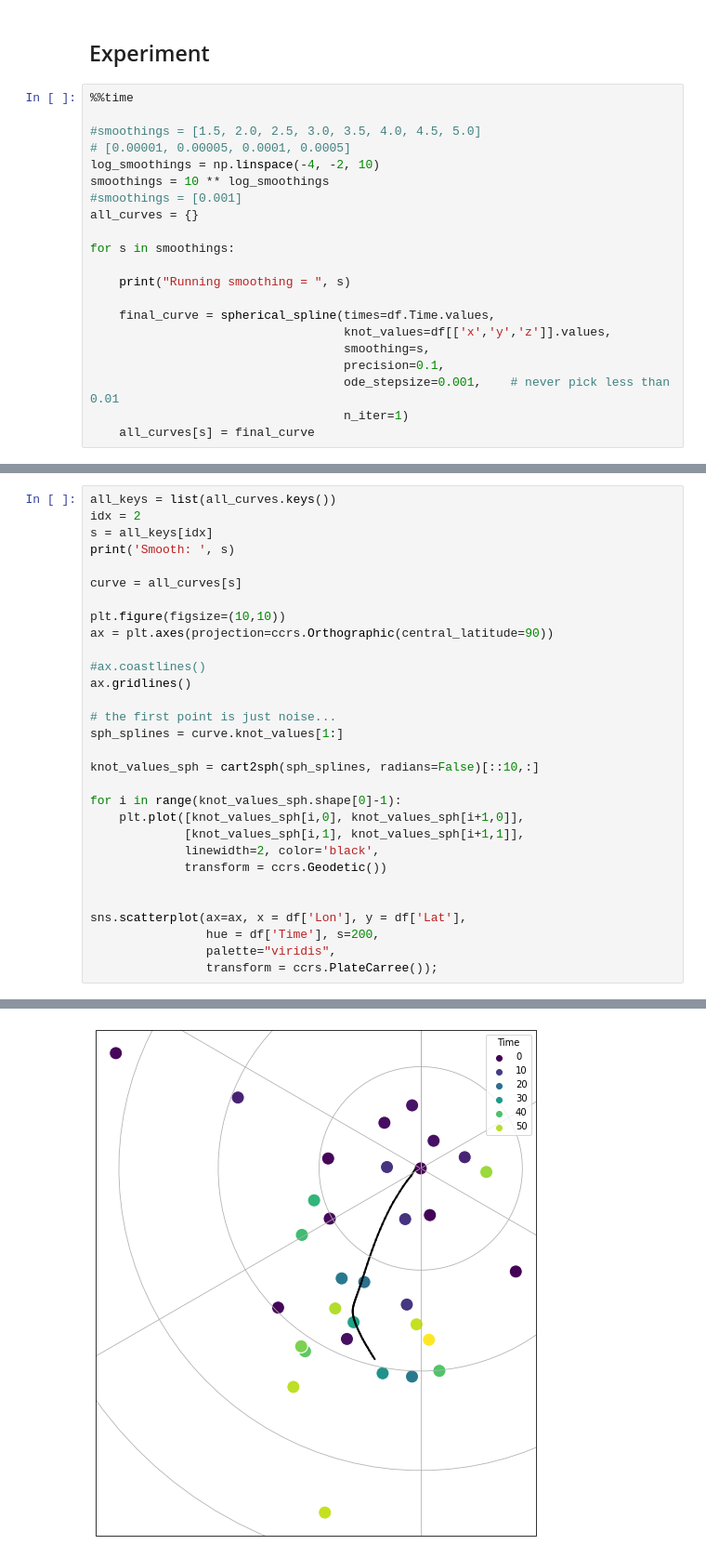
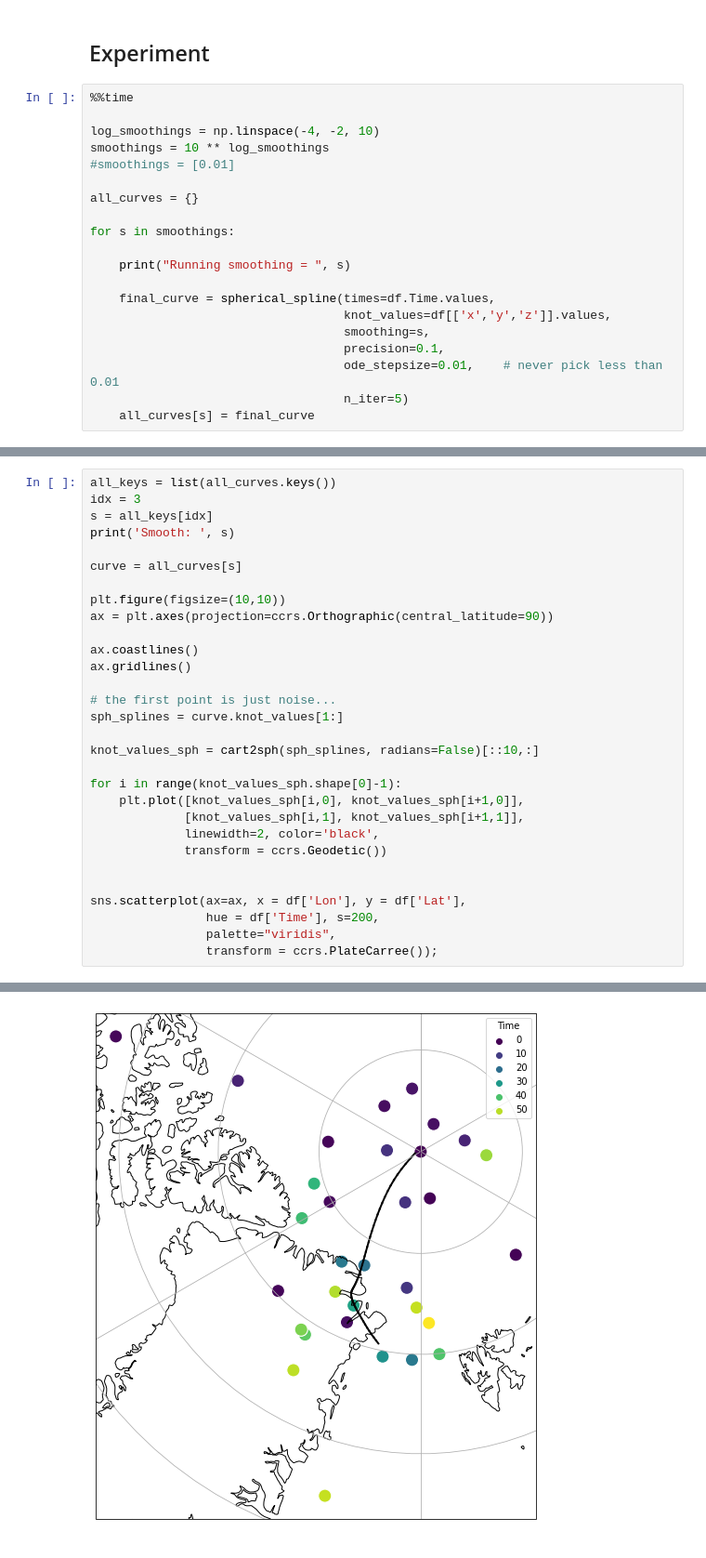
Before and after one commit to PolarWandering/PaleoStats, a Jupyter notebook: Spherical_Splines.ipynb, the cells around one changed output, grey strips where cells are left out. Shown at 93% size. Saved outputs shown, nothing was run; the diff lists cells and outputs as text.

```diff
--- a/Spherical_Splines.ipynb
+++ b/Spherical_Splines.ipynb
@@ -104,11 +104,10 @@ sns.scatterplot(ax=ax, x = df['Lon'], y = df['Lat'],
 # %%
 %%time
 
-#smoothings = [1.5, 2.0, 2.5, 3.0, 3.5, 4.0, 4.5, 5.0]
-# [0.00001, 0.00005, 0.0001, 0.0005]
 log_smoothings = np.linspace(-4, -2, 10)
 smoothings = 10 ** log_smoothings
-#smoothings = [0.001]
+#smoothings = [0.01]
+
 all_curves = {}
 
 for s in smoothings:
@@ -119,8 +118,8 @@ for s in smoothings:
                                    knot_values=df[['x','y','z']].values,
                                    smoothing=s,
                                    precision=0.1,
-                                   ode_stepsize=0.001,    # never pick less than 0.01
-                                   n_iter=1)
+                                   ode_stepsize=0.01,    # never pick less than 0.01
+                                   n_iter=5)
     all_curves[s] = final_curve
 # %% [output]
 Running smoothing =  0.0001
@@ -138,6 +142,6 @@ Wall time: 2min 18s
 # %%
 all_keys = list(all_curves.keys())
-idx = 2
+idx = 3
 s = all_keys[idx]
 print('Smooth: ', s)
 
@@ -146,7 +150,7 @@ curve = all_curves[s]
 plt.figure(figsize=(10,10))
 ax = plt.axes(projection=ccrs.Orthographic(central_latitude=90))
 
-#ax.coastlines()
+ax.coastlines()
 ax.gridlines()
 
 # the first point is just noise...
@@ -170 +174 @@ Smooth:  0.0002782559402207126
-[figure, old version]
+[figure, new version]
```
Also changed, not shown: parts of 3 cells of this notebook, 1 other file.
